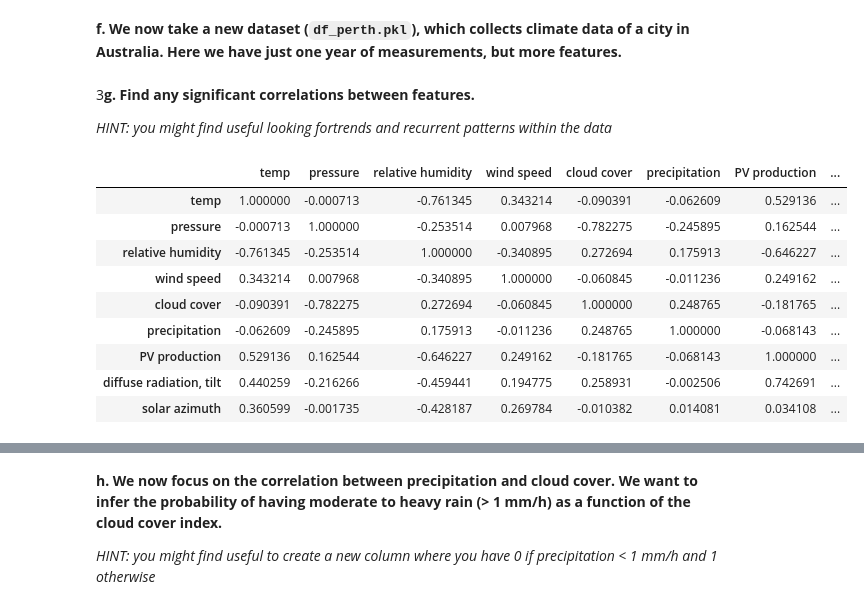
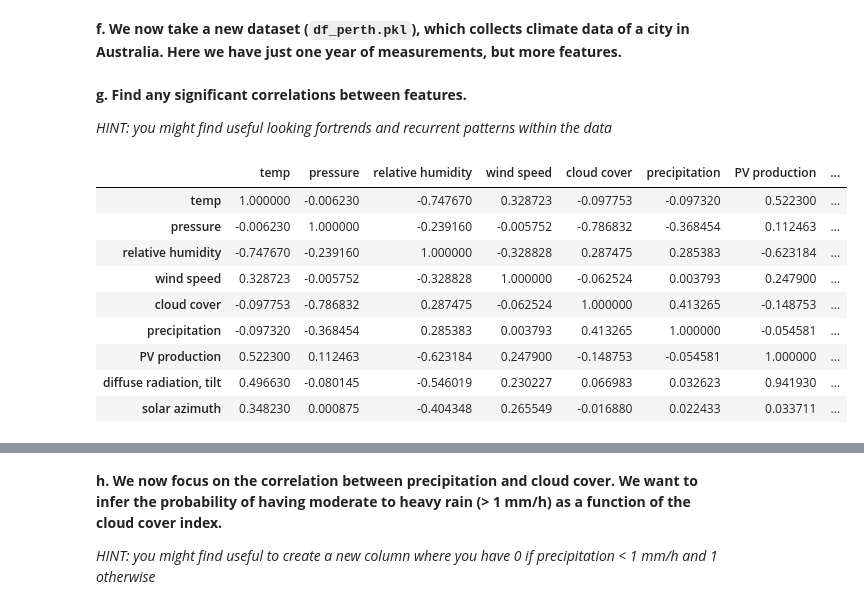
Before and after one commit to akalisvm/Data-Analytics-Assignment, a Jupyter notebook: Coursework_weather_data.ipynb, the cells around one changed output, grey strips where cells are left out. Drawn from its saved outputs; the diff is of its cells as text; code cells hidden in the pictures.

```diff
--- a/Coursework_weather_data.ipynb
+++ b/Coursework_weather_data.ipynb
@@ -173,23 +402,23 @@ df = pd.read_pickle(f_dp)
 
 #################################
 # %% [markdown]
-3**g. Find any significant correlations between features.**
+**g. Find any significant correlations between features.**
 
 *HINT: you might find useful looking fortrends and recurrent patterns within the data*
 # %%
 #################################
 
-df.corr()
+df.corr(method='spearman')
 
 #################################
 # %% [output]
 |  | temp | pressure | relative humidity | wind speed | cloud cover | precipitation | PV production | ... |
-| temp | 1.000000 | -0.000713 | -0.761345 | 0.343214 | -0.090391 | -0.062609 | 0.529136 | ... |
-| pressure | -0.000713 | 1.000000 | -0.253514 | 0.007968 | -0.782275 | -0.245895 | 0.162544 | ... |
-| relative humidity | -0.761345 | -0.253514 | 1.000000 | -0.340895 | 0.272694 | 0.175913 | -0.646227 | ... |
-| wind speed | 0.343214 | 0.007968 | -0.340895 | 1.000000 | -0.060845 | -0.011236 | 0.249162 | ... |
-| cloud cover | -0.090391 | -0.782275 | 0.272694 | -0.060845 | 1.000000 | 0.248765 | -0.181765 | ... |
-| precipitation | -0.062609 | -0.245895 | 0.175913 | -0.011236 | 0.248765 | 1.000000 | -0.068143 | ... |
-| PV production | 0.529136 | 0.162544 | -0.646227 | 0.249162 | -0.181765 | -0.068143 | 1.000000 | ... |
-| diffuse radiation, tilt | 0.440259 | -0.216266 | -0.459441 | 0.194775 | 0.258931 | -0.002506 | 0.742691 | ... |
-| solar azimuth | 0.360599 | -0.001735 | -0.428187 | 0.269784 | -0.010382 | 0.014081 | 0.034108 | ... |
+| temp | 1.000000 | -0.006230 | -0.747670 | 0.328723 | -0.097753 | -0.097320 | 0.522300 | ... |
+| pressure | -0.006230 | 1.000000 | -0.239160 | -0.005752 | -0.786832 | -0.368454 | 0.112463 | ... |
+| relative humidity | -0.747670 | -0.239160 | 1.000000 | -0.328828 | 0.287475 | 0.285383 | -0.623184 | ... |
+| wind speed | 0.328723 | -0.005752 | -0.328828 | 1.000000 | -0.062524 | 0.003793 | 0.247900 | ... |
+| cloud cover | -0.097753 | -0.786832 | 0.287475 | -0.062524 | 1.000000 | 0.413265 | -0.148753 | ... |
+| precipitation | -0.097320 | -0.368454 | 0.285383 | 0.003793 | 0.413265 | 1.000000 | -0.054581 | ... |
+| PV production | 0.522300 | 0.112463 | -0.623184 | 0.247900 | -0.148753 | -0.054581 | 1.000000 | ... |
+| diffuse radiation, tilt | 0.496630 | -0.080145 | -0.546019 | 0.230227 | 0.066983 | 0.032623 | 0.941930 | ... |
+| solar azimuth | 0.348230 | 0.000875 | -0.404348 | 0.265549 | -0.016880 | 0.022433 | 0.033711 | ... |
```
Also changed, not shown: parts of 25 cells of this notebook.
